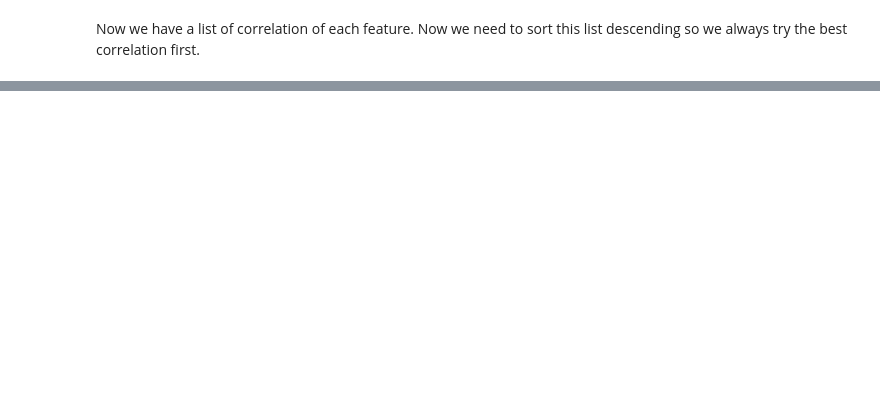
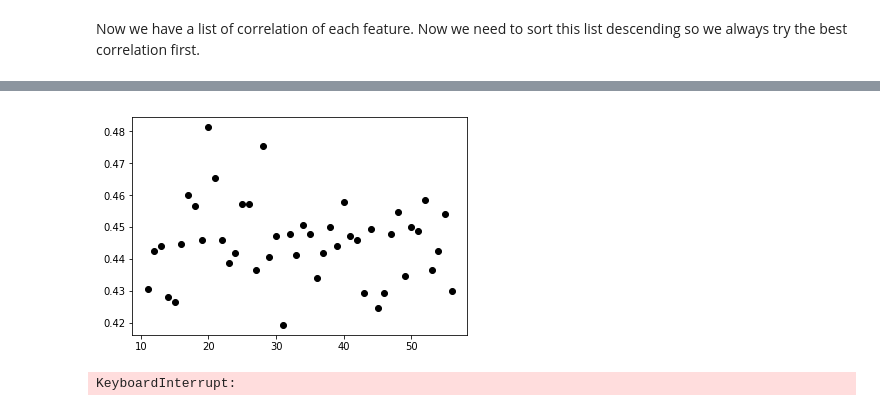
Before and after one commit to vtnlinh95/Loan-Prediction, a Jupyter notebook: Lender Approve Predict.ipynb, the cells around one changed output, grey strips where cells are left out. Saved outputs shown, nothing was run; the diff lists cells and outputs as text; code cells hidden in the pictures; blank space fills up the shorter version.

```diff
--- a/Lender Approve Predict.ipynb
+++ b/Lender Approve Predict.ipynb
@@ -316,0 +392,54 @@ plt.plot(x, y, 'o', color='black');
+# %%
+def transformGrade(value, row):
+    if row['grade'] == value:
+        return 1
+    else:
+        return 0
+# %%
+full_data['grade_A'] = full_data.apply (lambda row: transformGrade(1, row),axis=1)
+full_data['grade_B'] = full_data.apply (lambda row: transformGrade(2, row),axis=1)
+full_data['grade_C'] = full_data.apply (lambda row: transformGrade(3, row),axis=1)
+full_data['grade_D'] = full_data.apply (lambda row: transformGrade(4, row),axis=1)
+full_data['grade_E'] = full_data.apply (lambda row: transformGrade(5, row),axis=1)
+full_data['grade_F'] = full_data.apply (lambda row: transformGrade(6, row),axis=1)
+full_data['grade_G'] = full_data.apply (lambda row: transformGrade(7, row),axis=1)
+# %%
+def tryCorrelation(outcome, useRF):
+    correlation = list_feature.keys()
+    correlation.sort(reverse=True)
+
+    test_list_feature = [list_feature[x] for x in correlation[:10]]
+    results_LR = []
+    test_data = full_data.head(5000)
+    for i in range(11, len(correlation)):
+        test_list_feature.append(list_feature[correlation[i]])
+        if useRF:
+            results_LR.append(calculateAccuracyRF(test_list_feature, test_data, outcome))
+        else:
+            results_LR.append(calculateAccuracy(test_list_feature, test_data, outcome))
+    x = range(11, len(results_LR)+11)
+    y = results_RF
+    plt.plot(x, y, 'o', color='black');
+# %%
+tryCorrelation('grade_C', False)
+# %% [output]
+[figure, added]
+# %%
+from sklearn.linear_model import RandomizedLasso
+from sklearn.feature_selection import RFE
+#using the Boston housing data.
+#Data gets scaled automatically by sklearn's implementation
+data = full_data.head(5000)
+X = pd.DataFrame(data, columns=list_feature.values())
+y = data['grade']
+
+#use linear regression as the model
+lr = LogisticRegression()
+#rank all features, i.e continue the elimination until the last one
+rfe = RFE(lr, n_features_to_select=1)
+rfe.fit(X,y)
+
+print "Features sorted by their rank:"
+map_ranking = sorted(zip(map(lambda x: round(x, 4), rfe.ranking_), list(X.columns.values)))
+# %% [output]
+KeyboardInterrupt:
```
Also changed, not shown: parts of 57 cells of this notebook.
